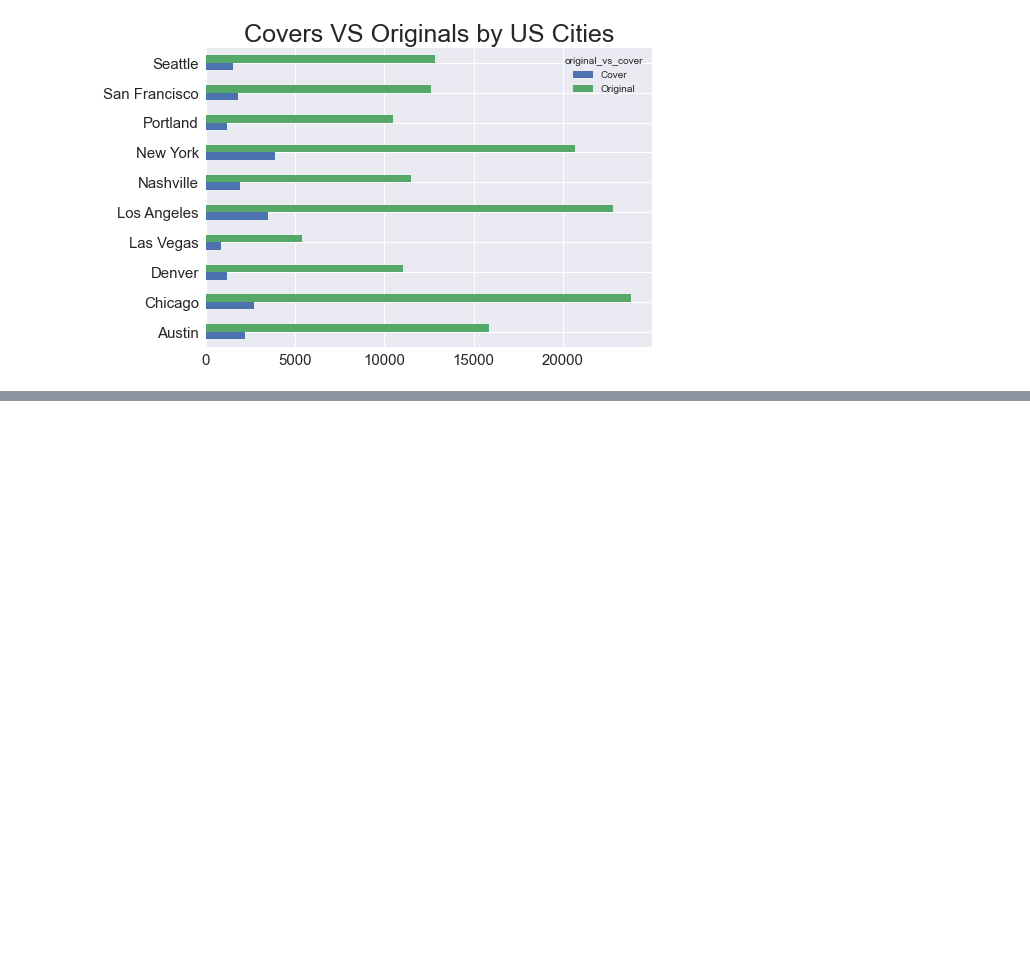
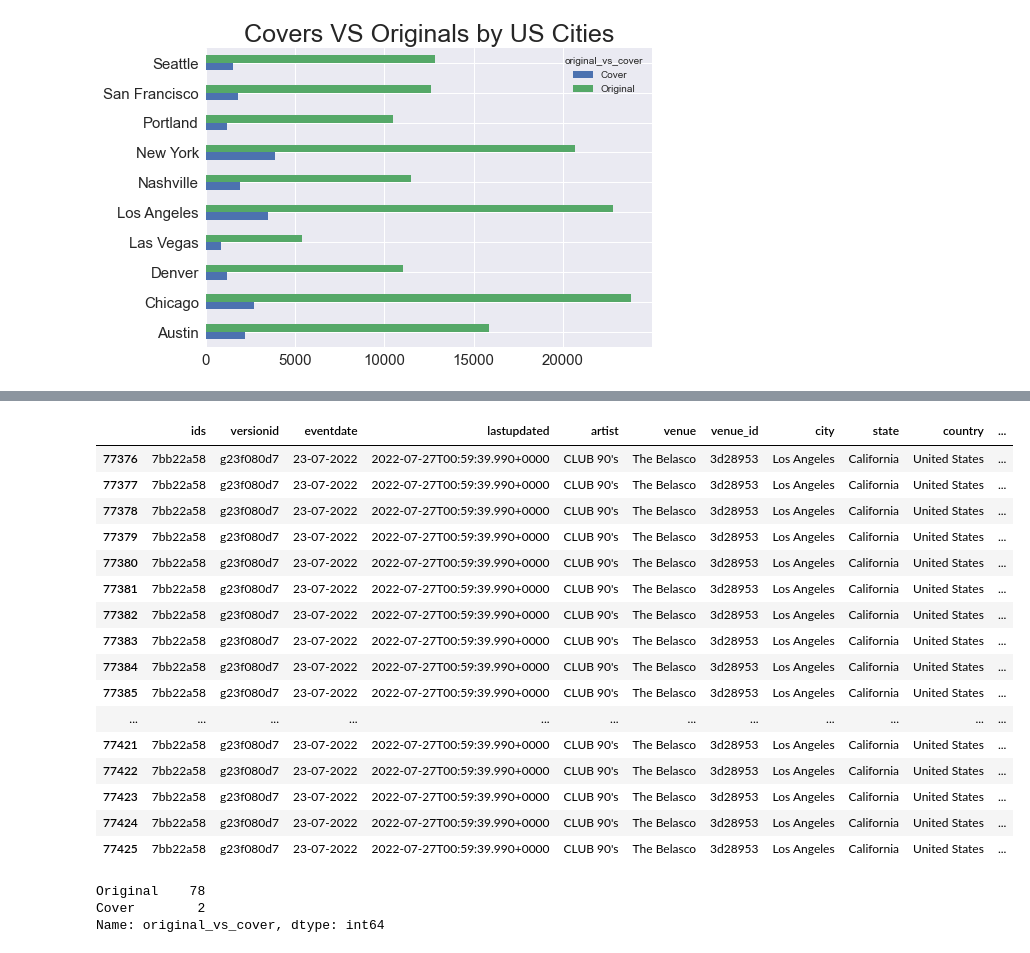
Before and after one commit to rebeccagwolfe/music_matters, a Jupyter notebook: Notebooks/MAIN_DATAFRAME.ipynb, the cells around one changed output, grey strips where cells are left out. Saved outputs shown, nothing was run; the diff lists cells and outputs as text; code cells hidden in the pictures; blank space fills up the shorter version.

```diff
--- a/Notebooks/MAIN_DATAFRAME.ipynb
+++ b/Notebooks/MAIN_DATAFRAME.ipynb
@@ -574,0 +868,3 @@ Expected end of text, found '$'  (at char 9), (line:1, col:10)
+# %%
+longest_set = concat[concat['ids']=='7bb22a58']
+longest_set
@@ -574,0 +885,26 @@ Expected end of text, found '$'  (at char 9), (line:1, col:10)
+# %%
+longest_set.tail(50)
+# %% [output]
+|  | ids | versionid | eventdate | lastupdated | artist | venue | venue_id | city | state | country | ... |
+| 77376 | 7bb22a58 | g23f080d7 | 23-07-2022 | 2022-07-27T00:59:39.990+0000 | CLUB 90's | The Belasco | 3d28953 | Los Angeles | California | United States | ... |
+| 77377 | 7bb22a58 | g23f080d7 | 23-07-2022 | 2022-07-27T00:59:39.990+0000 | CLUB 90's | The Belasco | 3d28953 | Los Angeles | California | United States | ... |
+| 77378 | 7bb22a58 | g23f080d7 | 23-07-2022 | 2022-07-27T00:59:39.990+0000 | CLUB 90's | The Belasco | 3d28953 | Los Angeles | California | United States | ... |
+| 77379 | 7bb22a58 | g23f080d7 | 23-07-2022 | 2022-07-27T00:59:39.990+0000 | CLUB 90's | The Belasco | 3d28953 | Los Angeles | California | United States | ... |
+| 77380 | 7bb22a58 | g23f080d7 | 23-07-2022 | 2022-07-27T00:59:39.990+0000 | CLUB 90's | The Belasco | 3d28953 | Los Angeles | California | United States | ... |
+| 77381 | 7bb22a58 | g23f080d7 | 23-07-2022 | 2022-07-27T00:59:39.990+0000 | CLUB 90's | The Belasco | 3d28953 | Los Angeles | California | United States | ... |
+| 77382 | 7bb22a58 | g23f080d7 | 23-07-2022 | 2022-07-27T00:59:39.990+0000 | CLUB 90's | The Belasco | 3d28953 | Los Angeles | California | United States | ... |
+| 77383 | 7bb22a58 | g23f080d7 | 23-07-2022 | 2022-07-27T00:59:39.990+0000 | CLUB 90's | The Belasco | 3d28953 | Los Angeles | California | United States | ... |
+| 77384 | 7bb22a58 | g23f080d7 | 23-07-2022 | 2022-07-27T00:59:39.990+0000 | CLUB 90's | The Belasco | 3d28953 | Los Angeles | California | United States | ... |
+| 77385 | 7bb22a58 | g23f080d7 | 23-07-2022 | 2022-07-27T00:59:39.990+0000 | CLUB 90's | The Belasco | 3d28953 | Los Angeles | California | United States | ... |
+| ... | ... | ... | ... | ... | ... | ... | ... | ... | ... | ... | ... |
+| 77421 | 7bb22a58 | g23f080d7 | 23-07-2022 | 2022-07-27T00:59:39.990+0000 | CLUB 90's | The Belasco | 3d28953 | Los Angeles | California | United States | ... |
+| 77422 | 7bb22a58 | g23f080d7 | 23-07-2022 | 2022-07-27T00:59:39.990+0000 | CLUB 90's | The Belasco | 3d28953 | Los Angeles | California | United States | ... |
+| 77423 | 7bb22a58 | g23f080d7 | 23-07-2022 | 2022-07-27T00:59:39.990+0000 | CLUB 90's | The Belasco | 3d28953 | Los Angeles | California | United States | ... |
+| 77424 | 7bb22a58 | g23f080d7 | 23-07-2022 | 2022-07-27T00:59:39.990+0000 | CLUB 90's | The Belasco | 3d28953 | Los Angeles | California | United States | ... |
+| 77425 | 7bb22a58 | g23f080d7 | 23-07-2022 | 2022-07-27T00:59:39.990+0000 | CLUB 90's | The Belasco | 3d28953 | Los Angeles | California | United States | ... |
+# %%
+longest_set['original_vs_cover'].value_counts()
+# %% [output]
+Original    78
+Cover        2
+Name: original_vs_cover, dtype: int64
```
Also changed, not shown: parts of 88 cells of this notebook.
